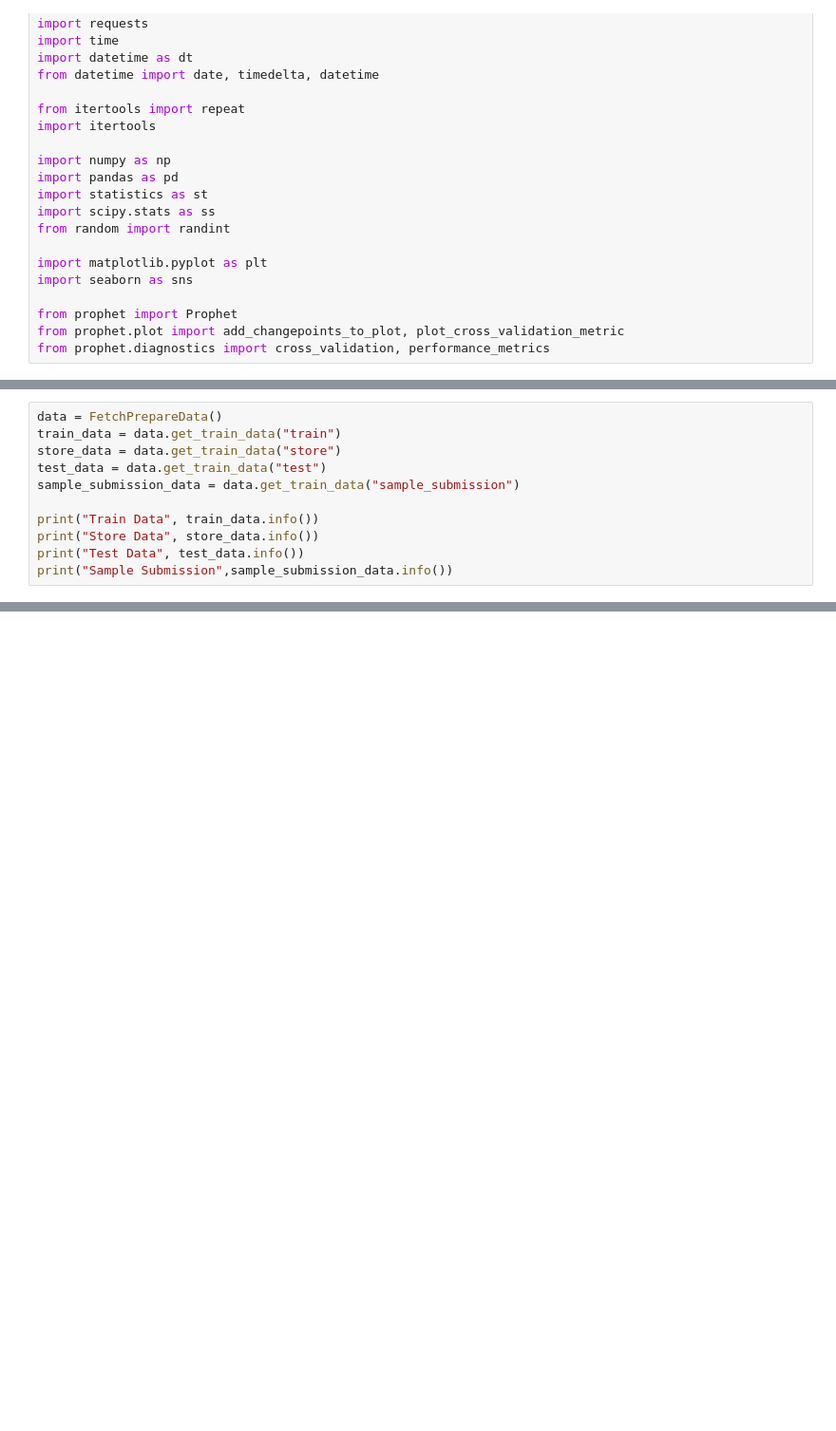
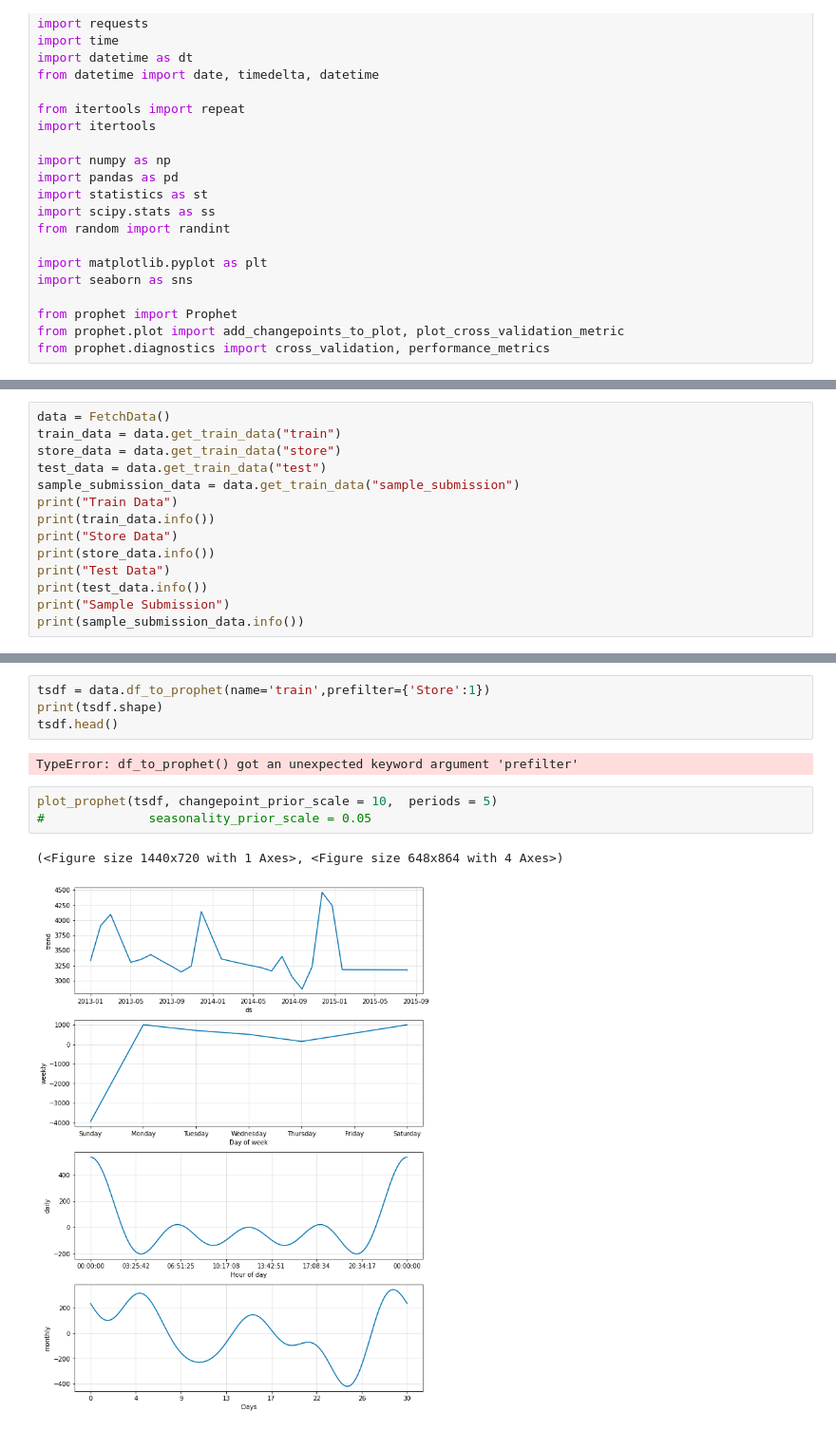
Before and after one commit to Caphace-Ethan/Pharmaceutical-Sales-Prediction, a Jupyter notebook: notebooks/Exploration_of_customer_purchasing_behavior.ipynb, the cells around one changed output, grey strips where cells are left out. Shown at 95% size. Drawn from its saved outputs; the diff is of its cells as text; blank space fills up the shorter version.

```diff
--- a/notebooks/Exploration_of_customer_purchasing_behavior.ipynb
+++ b/notebooks/Exploration_of_customer_purchasing_behavior.ipynb
@@ -171,12 +71,15 @@ def plot_prophet(tsdf,
 # %%
-data = FetchPrepareData()
+data = FetchData()
 train_data = data.get_train_data("train")
 store_data = data.get_train_data("store")
 test_data = data.get_train_data("test")
 sample_submission_data = data.get_train_data("sample_submission")
-
-print("Train Data", train_data.info())
-print("Store Data", store_data.info())
-print("Test Data", test_data.info())
-print("Sample Submission",sample_submission_data.info())
+print("Train Data")
+print(train_data.info())
+print("Store Data")
+print(store_data.info())
+print("Test Data")
+print(test_data.info())
+print("Sample Submission")
+print(sample_submission_data.info())
 # %% [output]
@@ -183,0 +103,12 @@ FileNotFoundError: [Errno 2] No such file or directory: 'data/train.csv'
+# %%
+tsdf = data.df_to_prophet(name='train',prefilter={'Store':1})
+print(tsdf.shape)
+tsdf.head()
+# %% [output]
+TypeError: df_to_prophet() got an unexpected keyword argument 'prefilter'
+# %%
+plot_prophet(tsdf, changepoint_prior_scale = 10,  periods = 5)
+#              seasonality_prior_scale = 0.05
+# %% [output]
+(<Figure size 1440x720 with 1 Axes>, <Figure size 648x864 with 4 Axes>)
+[figure, added]
```
Also changed, not shown: parts of 4 cells of this notebook.
